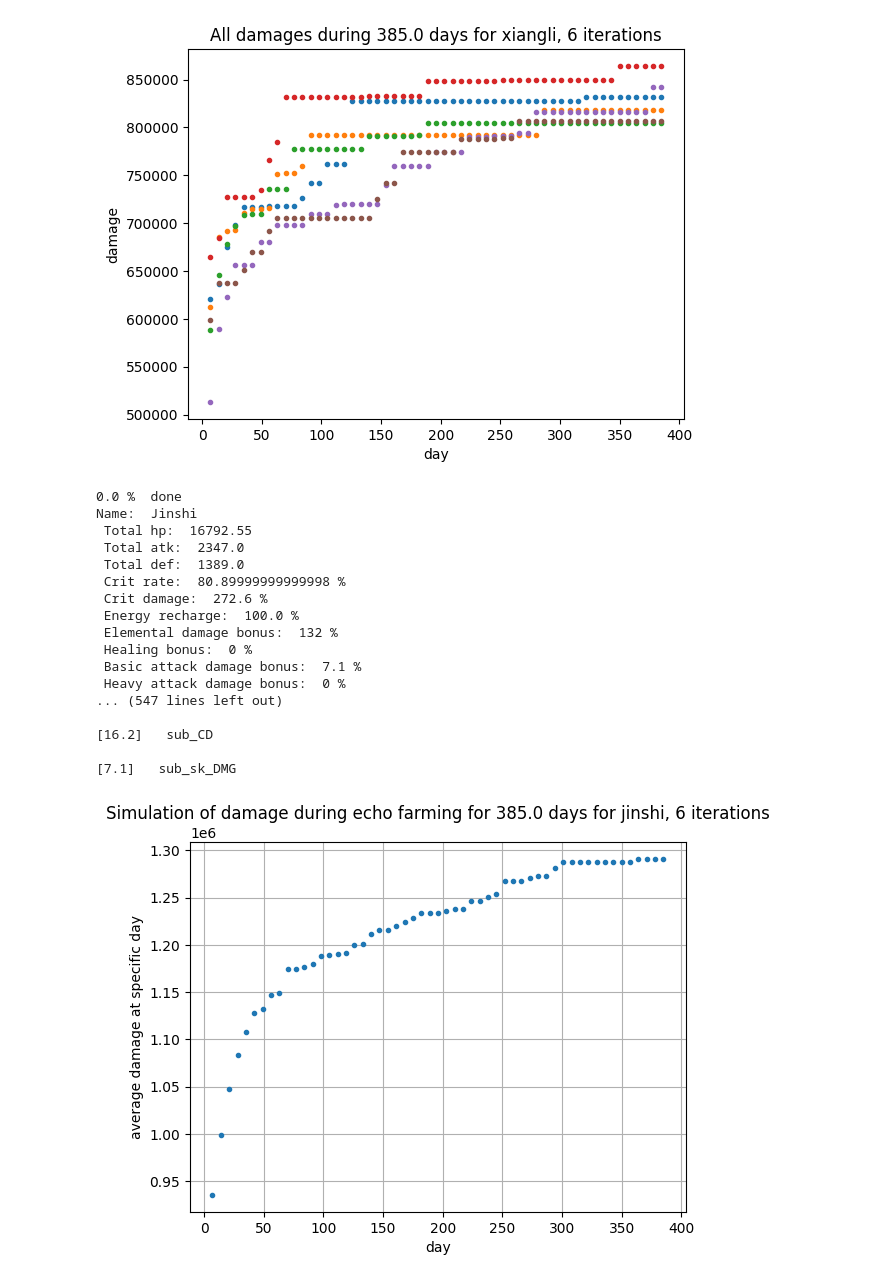
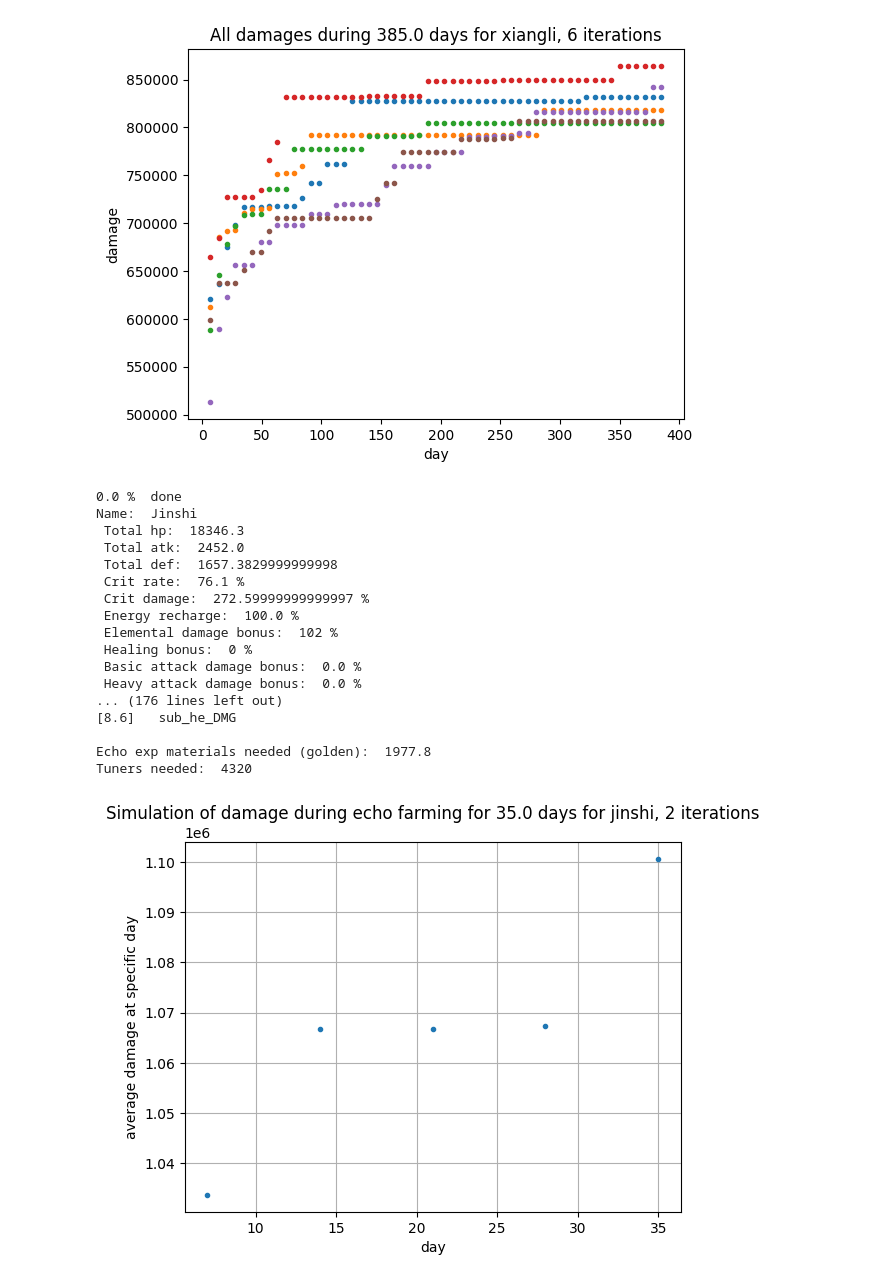
Before and after one commit to Devastator-dev/echoes_public, a Jupyter notebook: calculations_and_graphs.ipynb, the cells around one changed output. Drawn from its saved outputs; the diff is of its cells as text; code cells hidden in the pictures.

Commit message:
added exp and tuner counting

```diff
--- a/calculations_and_graphs.ipynb
+++ b/calculations_and_graphs.ipynb
@@ -116,23 +114,23 @@ damage new 1: 356729735.6234833 damage old: 350811395.2663287
 [figure]
 [figure]
 # %%
-average_damages_through_days_jin,percentages_of_max_jin,list_of_days_jin=addfun.simulate_jinshi_echo_farming(55,6,True,True)
+average_damages_through_days_jin,percentages_of_max_jin,list_of_days_jin=addfun.simulate_jinshi_echo_farming(5,2,True,True)
 # %% [output]
 0.0 %  done
 Name:  Jinshi
- Total hp:  16792.55
- Total atk:  2347.0
- Total def:  1389.0
- Crit rate:  80.89999999999998 %
- Crit damage:  272.6 %
+ Total hp:  18346.3
+ Total atk:  2452.0
+ Total def:  1657.3829999999998
+ Crit rate:  76.1 %
+ Crit damage:  272.59999999999997 %
  Energy recharge:  100.0 %
- Elemental damage bonus:  132 %
+ Elemental damage bonus:  102 %
  Healing bonus:  0 %
- Basic attack damage bonus:  7.1 %
- Heavy attack damage bonus:  0 %
-... (547 lines left out)
+ Basic attack damage bonus:  0.0 %
+ Heavy attack damage bonus:  0.0 %
+... (176 lines left out)
+[8.6]   sub_he_DMG
 
-[16.2]   sub_CD
-
-[7.1]   sub_sk_DMG
+Echo exp materials needed (golden):  1977.8
+Tuners needed:  4320
-[figure, old version]
+[figure, new version]
```
Also changed, not shown: parts of 2 cells of this notebook, 2 other files.
